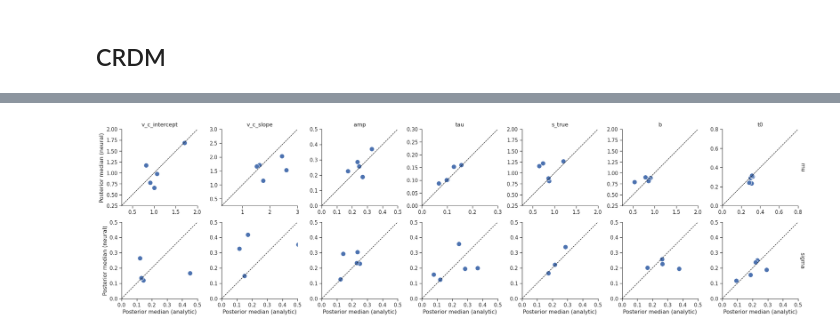
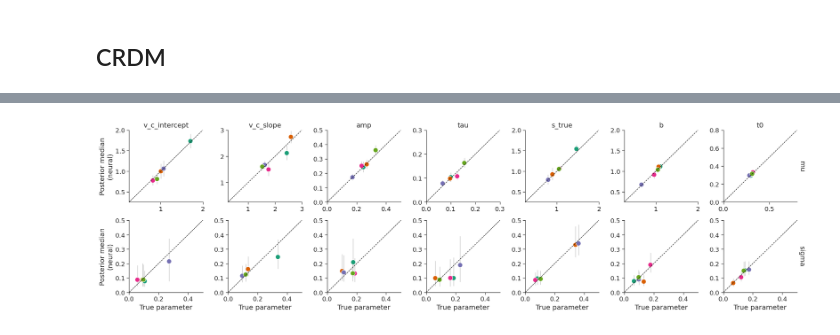
Before and after one commit to maltelueken/neural-race-model-estimation, a Jupyter notebook: notebooks/create_figures_parameter_recovery_hierarchical.ipynb, the cells around one changed output, grey strips where cells are left out. Drawn from its saved outputs; the diff is of its cells as text; code cells hidden in the pictures.

```diff
--- a/notebooks/create_figures_parameter_recovery_hierarchical.ipynb
+++ b/notebooks/create_figures_parameter_recovery_hierarchical.ipynb
@@ -203,3 +384,4 @@ Group: /
 posterior_stacked_subject_crdm_approx = stack_posterior_subject(dt_merged_crdm_approx)
 # %%
 df_posterior_median_subject_crdm_approx = calc_posterior_median_df(posterior_stacked_subject_crdm_approx)
+df_posterior_ci_subject_crdm_approx = calc_posterior_ci_df(posterior_stacked_subject_crdm_approx)
@@ -206 +399,6 @@ df_posterior_median_subject_crdm_approx = calc_posterior_median_df(posterior_sta
+# %%
+posterior_stacked_pop_crdm_approx = stack_posterior_pop(dt_merged_crdm_approx)
+# %%
+df_posterior_median_pop_crdm_approx = calc_posterior_median_df(posterior_stacked_pop_crdm_approx)
+df_posterior_ci_pop_crdm_approx = calc_posterior_ci_df(posterior_stacked_pop_crdm_approx)
 # %%
@@ -238,38 +468,40 @@ g.savefig("parameter_recovery/parameter_cross_recovery_hierarchical_subject_crdm
 posterior_stacked_pop_crdm_approx = stack_posterior_pop(dt_merged_crdm_approx)
 # %%
 df_posterior_median_pop_crdm_approx = calc_posterior_median_df(posterior_stacked_pop_crdm_approx)
+df_posterior_ci_pop_crdm_approx = calc_posterior_ci_df(posterior_stacked_pop_crdm_approx)
 # %%
-g = sns.FacetGrid(df_posterior_median_pop_crdm_approx, row="pop_param", col="param", sharex=False, sharey=False, margin_titles=True)
+g = sns.FacetGrid(df_posterior_ci_pop_crdm_approx, row="pop_param", col="param", sharex=False, sharey=False, margin_titles=True)
 g.figure.subplots_adjust(wspace=0, hspace=0)
 
-g.map_dataframe(sns.scatterplot, x="true", y="theta", s=100.0)
+g.map_dataframe(add_recovery_ci, x="true")
+g.map_dataframe(sns.scatterplot, x="true", y="theta", s=100.0, hue="pop", palette="Dark2")
 
-g.set_xlabels(label="Posterior median (analytic)")
-g.set_ylabels(label="Posterior median (neural)")
+g.set_xlabels(label="True parameter")
+g.set_ylabels(label="Posterior median\n(neural)")
 
 g.set_titles(row_template="{row_name}", col_template="{col_name}")
 
 lims_dict = {
     "v_c_intercept": (0.25, 2.0),
     "v_c_slope": (0.25, 3.0),
     "amp": (0, 0.5),
     "tau": (0, 0.3),
     "s_true": (0.25, 2.0),
     "b": (0.25, 2.0),
     "t0": (0, 0.8),
 }
 
 for (row_val, col_val), ax in g.axes_dict.items():
     if row_val == "mu":
         xlim = lims_dict[col_val]
         ylim = lims_dict[col_val]
     else:
         xlim = (0, 0.5)
         ylim = (0, 0.5)
     ax.set_xlim(xlim)
     ax.set_ylim(ylim)
     ax.plot(xlim, ylim, 'k--', lw=1)
 
-g.savefig("parameter_recovery/parameter_cross_recovery_hierarchical_pop_crdm.png")
+g.savefig("parameter_recovery/parameter_recovery_hierarchical_pop_crdm.png")
 # %% [output]
-[figure, old version]
+[figure, new version]
```
Also changed, not shown: parts of 17 cells of this notebook, 6 other files.
